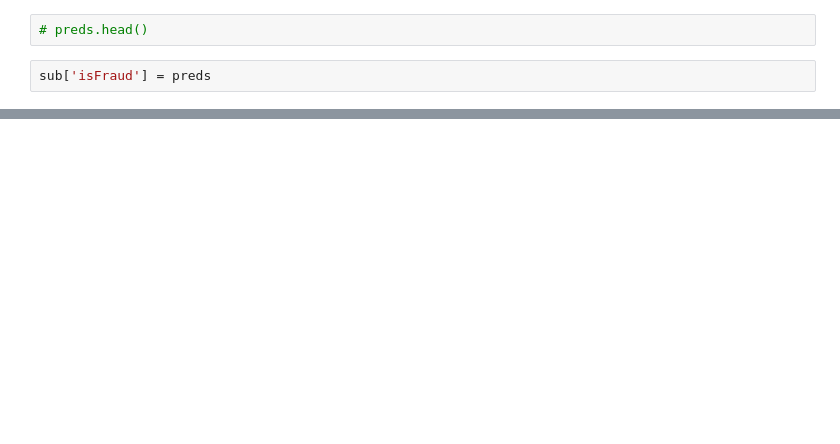
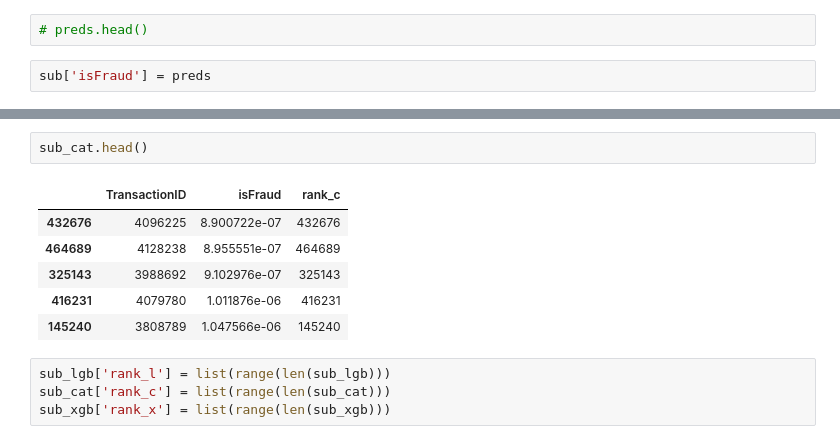
Before and after one commit to rodgomrod/kaggle_ieee_fraud, a Jupyter notebook: ensembler.ipynb, the cells around one changed output, grey strips where cells are left out. Drawn from its saved outputs; the diff is of its cells as text; blank space fills up the shorter version.

```diff
--- a/ensembler.ipynb
+++ b/ensembler.ipynb
@@ -146,0 +159,13 @@ sub.to_csv('submissions/20190831_ensemble_xgb_lgb.csv', sep=',', header=True, in
+# %%
+sub_cat.head()
+# %% [output]
+|  | TransactionID | isFraud | rank_c |
+| 432676 | 4096225 | 8.900722e-07 | 432676 |
+| 464689 | 4128238 | 8.955551e-07 | 464689 |
+| 325143 | 3988692 | 9.102976e-07 | 325143 |
+| 416231 | 4079780 | 1.011876e-06 | 416231 |
+| 145240 | 3808789 | 1.047566e-06 | 145240 |
+# %%
+sub_lgb['rank_l'] = list(range(len(sub_lgb)))
+sub_cat['rank_c'] = list(range(len(sub_cat)))
+sub_xgb['rank_x'] = list(range(len(sub_xgb)))
```
Also changed, not shown: parts of 20 cells of this notebook, 6 other files.
